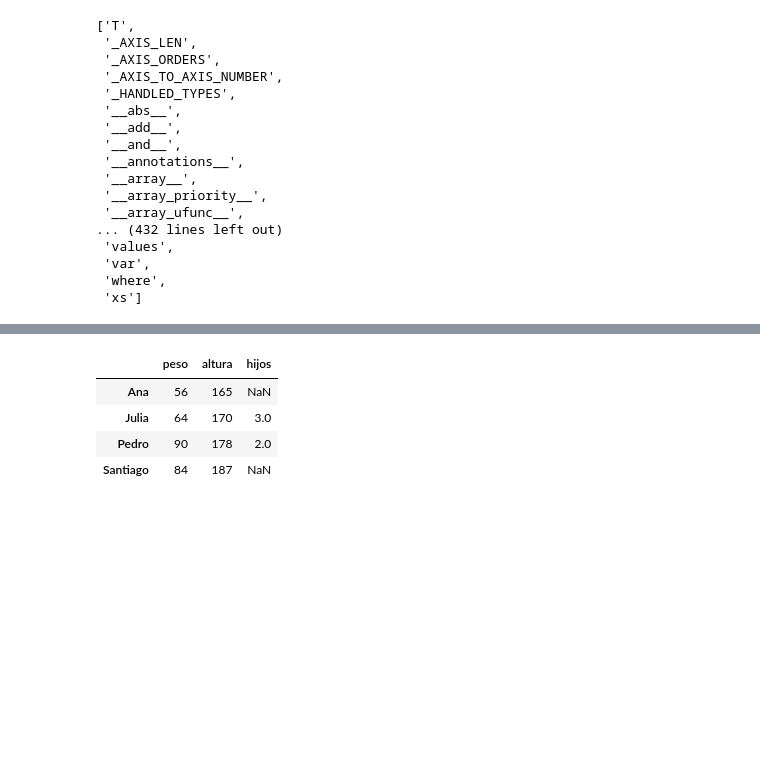
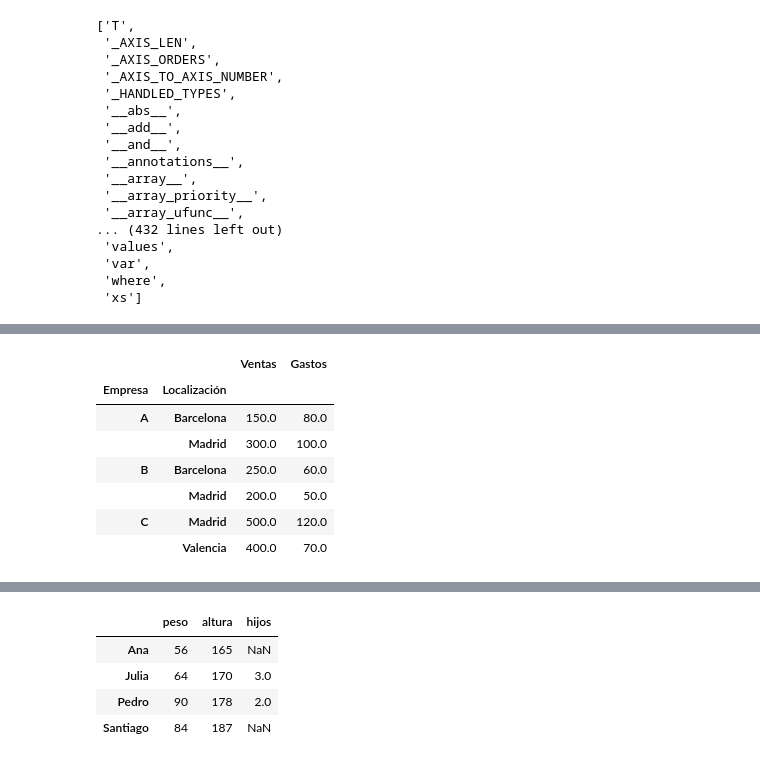
Before and after one commit to jjimvar/Machine-Learning, a Jupyter notebook: Introducción/Pandas.ipynb, the cells around one changed output, grey strips where cells are left out. Drawn from its saved outputs; the diff is of its cells as text; code cells hidden in the pictures; blank space fills up the shorter version.

```diff
--- a/Introducción/Pandas.ipynb
+++ b/Introducción/Pandas.ipynb
@@ -267,0 +407,12 @@ dir(df)
+# %%
+# Calculamos la media de las ventas y gastos por localización y empresa
+data.groupby(["Empresa", "Localización"]).agg({"Ventas": "mean", "Gastos": "mean"}) #También se puede especificar otras funciones como "sum", "max", "min", "std", "var", "count"...
+# %% [output]
+|  |  | Ventas | Gastos |
+| Empresa | Localización |  |  |
+| A | Barcelona | 150.0 | 80.0 |
+|  | Madrid | 300.0 | 100.0 |
+| B | Barcelona | 250.0 | 60.0 |
+|  | Madrid | 200.0 | 50.0 |
+| C | Madrid | 500.0 | 120.0 |
+|  | Valencia | 400.0 | 70.0 |
```
Also changed, not shown: parts of 39 cells of this notebook, 2 other files.
